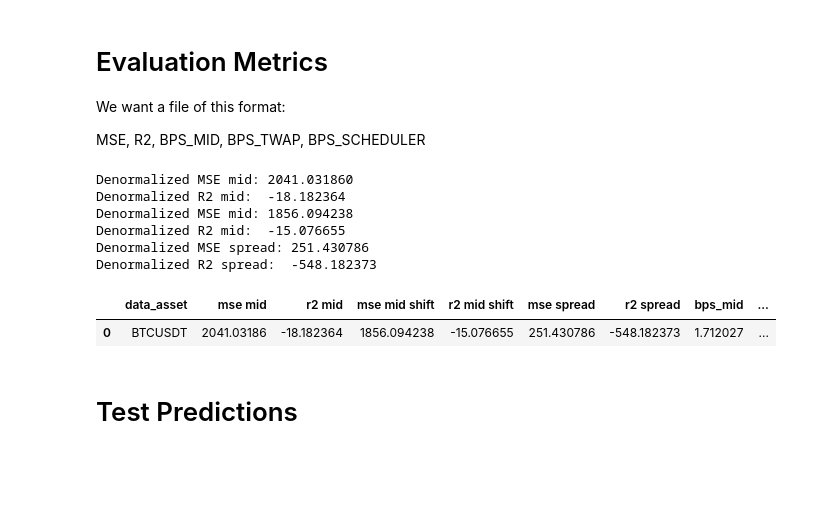
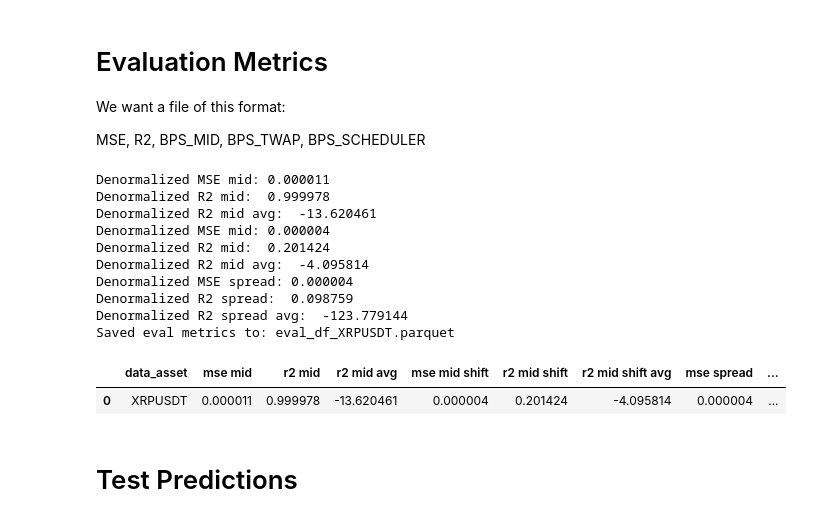
Before and after one commit to JosephZacharyGawlik/Ultramarin, a Jupyter notebook: mhf-spread.ipynb, the cells around one changed output. Cells and saved outputs as stored; diff of their text form; code cells hidden in the pictures; blank space fills up the shorter version.

```diff
--- a/mhf-spread.ipynb
+++ b/mhf-spread.ipynb
@@ -336,9 +458,7 @@ times = pd.read_parquet(Y_path)["time_in_hour"].sort_values(ascending=True).uniq
 # %%
 # train a model for spread
 config.target = "spread"
-config.epoch = 200
 config.loss = "huber"
-# TODO: try using some kind of classification thing for spread
 
 model_s, train_scalers_s, val_loader_s, val_id_map_s, processor_s = train_val(config)
 # %% [output]
@@ -768,9 +1092,12 @@ for i, anon_id in enumerate(val_ids):
     weights_s = norm_w / norm_w.sum()
     ###
 
-    weights = 1/6 * weights + 5/6 * weights_s
+    weights_final = (1/6) * weights + (5/6) * weights_s
 
-    model_positions = weights * volume_to_fill
+    # normalize
+    weights_final /= weights_final.sum()
+
+    model_positions = weights_final * volume_to_fill
 
     # Simulate
     model_vol, model_avg_price = simulate_walk_the_book(
@@ -871,7 +1337,7 @@ Max:    10.5569 bps
 # %%
 # Implementation error for the baseline (TWAP)
 
-K_SECONDS = 14  # TWAP window: last K seconds
+K_SECONDS = 20  # TWAP window: last K seconds
 
 baseline_14_bps = []
 
@@ -969,7 +1423,7 @@ from predictive_scheduler import build_schedule_from_forecasts, ScheduleConfig
 
 # Configure the scheduler
 sched_cfg = ScheduleConfig(
-    window=14,       # Only trade in last 14 seconds
+    window=K_SECONDS,       # Only trade in last 14 seconds
     alpha=0.1,       # 10% model, 90% TWAP blend
     price_cap=3.0,   # Cap extreme scores
 )
@@ -1154,6 +1608,13 @@ preds_denorm = all_preds * mid_s + mid_m
 
 # --- Step 3: Compute R2 and MSE in raw dollar space ---
 
+global_mean_raw = targets_denorm.mean().item()
+
+ss_res = ((targets_denorm - preds_denorm) ** 2).sum().item()
+ss_tot = ((targets_denorm - global_mean_raw) ** 2).sum().item()
+
+final_r2 = 1 - (ss_res / ss_tot)
+
 # per-instrument means
 y_mean = targets_denorm.mean(dim=1, keepdim=True)
 
@@ -1162,12 +1623,13 @@ ss_res = ((targets_denorm - preds_denorm) ** 2).sum(dim=1)
 ss_tot = ((targets_denorm - y_mean) ** 2).sum(dim=1)
 
 r2_per_inst = 1 - ss_res / ss_tot
-final_r2 = r2_per_inst.mean().item()
+final_r2_avg = r2_per_inst.mean().item()
 
 final_mse = ((preds_denorm - targets_denorm) ** 2).mean().item()
 
 print(f"Denormalized MSE mid: {final_mse:.6f}")
 print(f"Denormalized R2 mid:  {final_r2:.6f}")
+print(f"Denormalized R2 mid avg:  {final_r2_avg:.6f}")
 
 # # # # # # # # # # # # # # # # # # # # # # # # # # # # # # # # # shift
 
@@ -1203,6 +1665,13 @@ preds_denorm = all_preds * mid_shift_s + mid_shift_m
 
 # --- Step 3: Compute R2 and MSE in raw dollar space ---
 
+global_mean_raw = targets_denorm.mean().item()
+
+ss_res = ((targets_denorm - preds_denorm) ** 2).sum().item()
+ss_tot = ((targets_denorm - global_mean_raw) ** 2).sum().item()
+
+final_r2_shift = 1 - (ss_res / ss_tot)
+
 # per-instrument means
 y_mean = targets_denorm.mean(dim=1, keepdim=True)
 
@@ -1211,12 +1680,13 @@ ss_res = ((targets_denorm - preds_denorm) ** 2).sum(dim=1)
 ss_tot = ((targets_denorm - y_mean) ** 2).sum(dim=1)
 
 r2_per_inst = 1 - ss_res / ss_tot
-final_r2_shift = r2_per_inst.mean().item()
+final_r2_shift_avg = r2_per_inst.mean().item()
 
 final_mse_shift = ((preds_denorm - targets_denorm) ** 2).mean().item()
 
 print(f"Denormalized MSE mid: {final_mse_shift:.6f}")
 print(f"Denormalized R2 mid:  {final_r2_shift:.6f}")
+print(f"Denormalized R2 mid avg:  {final_r2_shift_avg:.6f}")
 
 # # # # # # # # # # # # # # # # # # # # # # # # # # # # # # spread
 model_s.eval()
@@ -1252,6 +1722,13 @@ preds_denorm = all_preds * spread_s + spread_m
 
 # --- Step 3: Compute R2 and MSE in raw dollar space ---
 
+global_mean_raw = targets_denorm.mean().item()
+
+ss_res = ((targets_denorm - preds_denorm) ** 2).sum().item()
+ss_tot = ((targets_denorm - global_mean_raw) ** 2).sum().item()
+
+final_r2_s = 1 - (ss_res / ss_tot)
+
 # per-instrument means
 y_mean = targets_denorm.mean(dim=1, keepdim=True)
 
@@ -1260,45 +1737,57 @@ ss_res = ((targets_denorm - preds_denorm) ** 2).sum(dim=1)
 ss_tot = ((targets_denorm - y_mean) ** 2).sum(dim=1)
 
 r2_per_inst = 1 - ss_res / ss_tot
-final_r2_s = r2_per_inst.mean().item()
+final_r2_s_avg = r2_per_inst.mean().item()
 
 final_mse_s = ((preds_denorm - targets_denorm) ** 2).mean().item()
 
 print(f"Denormalized MSE spread: {final_mse_s:.6f}")
 print(f"Denormalized R2 spread:  {final_r2_s:.6f}")
+print(f"Denormalized R2 spread avg:  {final_r2_s_avg:.6f}")
 
 # # # # # # # # # # # # # # # # # # # # # # # # # # # # # #
 
 metrics_df = pd.DataFrame({
     'data_asset': [data_asset],
     'mse mid': [final_mse],
     'r2 mid': [final_r2],
+    'r2 mid avg': [final_r2_avg],
     'mse mid shift': [final_mse_shift],
     'r2 mid shift': [final_r2_shift],
+    'r2 mid shift avg': [final_r2_shift_avg],
     'mse spread': [final_mse_s],
     'r2 spread': [final_r2_s],
+    'r2 spread avg': [final_r2_s_avg],
     'bps_mid': [model_bps.mean().item()],
+    'bps_mid_weighting': [model_bps_weighting.mean().item()],
     'bps_mid_shift': [model_shift_bps.mean().item()],
+    'bps_mid_shift_weighting': [model_shift_bps_weighting.mean().item()],
     'bps_spread': [model_s_bps.mean().item()],
+    'bps_spread_weighting': [model_s_bps_weighting.mean().item()],
     'bps_mid_spread': [model_ms_bps.mean().item()],
+    'bps_mid_spread_weighting': [model_ms_bps_weighting.mean().item()],
     'bps_twap': [baseline_bps.mean().item()],
     'bps_14_twap': [baseline_14_bps.mean().item()],
     'bps_scheduler': [scheduler_bps.mean().item()]
 })
 
-# target_path = base_path / "eval_df.parquet"
-# metrics_df.to_parquet(target_path, index=False, engine='pyarrow')
-# print(f"Saved eval metrics to: {target_path}")
+target_path = f"eval_df_{data_asset}.parquet"
+metrics_df.to_parquet(target_path, index=False, engine='pyarrow')
+print(f"Saved eval metrics to: {target_path}")
 metrics_df
 # %% [output]
-Denormalized MSE mid: 2041.031860
-Denormalized R2 mid:  -18.182364
-Denormalized MSE mid: 1856.094238
-Denormalized R2 mid:  -15.076655
-Denormalized MSE spread: 251.430786
-Denormalized R2 spread:  -548.182373
+Denormalized MSE mid: 0.000011
+Denormalized R2 mid:  0.999978
+Denormalized R2 mid avg:  -13.620461
+Denormalized MSE mid: 0.000004
+Denormalized R2 mid:  0.201424
+Denormalized R2 mid avg:  -4.095814
+Denormalized MSE spread: 0.000004
+Denormalized R2 spread:  0.098759
+Denormalized R2 spread avg:  -123.779144
+Saved eval metrics to: eval_df_XRPUSDT.parquet
-|  | data_asset | mse mid | r2 mid | mse mid shift | r2 mid shift | mse spread | r2 spread | bps_mid | ... |
-| 0 | BTCUSDT | 2041.03186 | -18.182364 | 1856.094238 | -15.076655 | 251.430786 | -548.182373 | 1.712027 | ... |
+|  | data_asset | mse mid | r2 mid | r2 mid avg | mse mid shift | r2 mid shift | r2 mid shift avg | mse spread | ... |
+| 0 | XRPUSDT | 0.000011 | 0.999978 | -13.620461 | 0.000004 | 0.201424 | -4.095814 | 0.000004 | ... |
 # %% [markdown]
 # Test Predictions
 # %%
```
Also changed, not shown: parts of 19 cells of this notebook.
